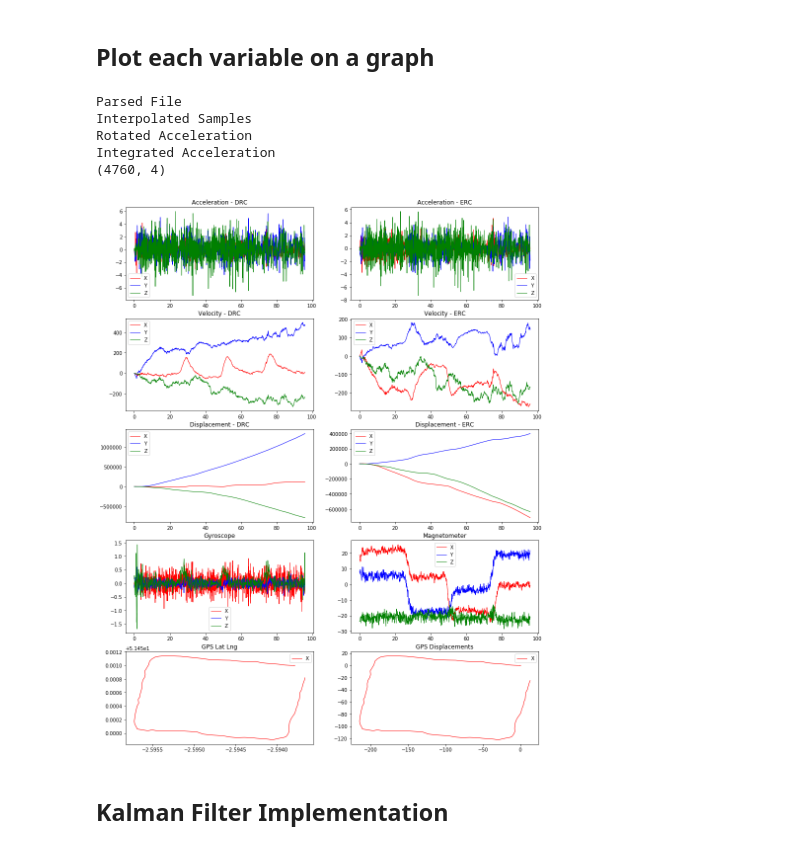
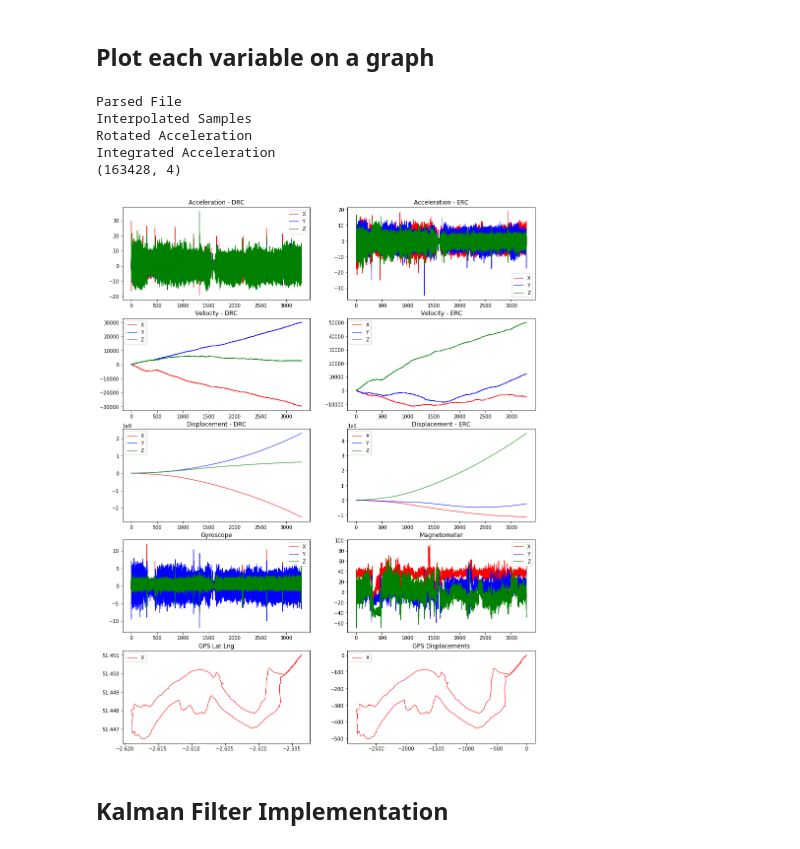
Before and after one commit to harrywaugh/ActivityTrackingWithSensorFusion, a Jupyter notebook: KalmanFilterTesting.ipynb, the cells around one changed output. Drawn from its saved outputs; the diff is of its cells as text; code cells hidden in the pictures.

```diff
--- a/KalmanFilterTesting.ipynb
+++ b/KalmanFilterTesting.ipynb
@@ -15,16 +15,16 @@ The line_profiler extension is already loaded. To reload it, use:
 # %% [markdown]
 ## Plot each variable on a graph
 # %%
-data = Data_Stream("data5.csv")
+data = Data_Stream("data8.csv")
 print(data.acc_DRC.shape)
 data.plot()
 # %% [output]
 Parsed File
 Interpolated Samples
 Rotated Acceleration
 Integrated Acceleration
-(4760, 4)
+(163428, 4)
-[figure, old version]
+[figure, new version]
 # %% [markdown]
 ## Kalman Filter Implementation
 # %%
```
Also changed, not shown: parts of 3 cells of this notebook, 3 other files.
